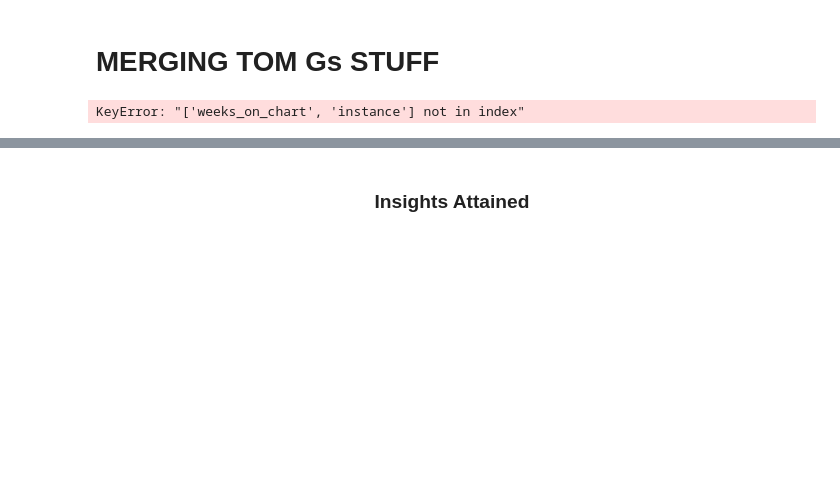
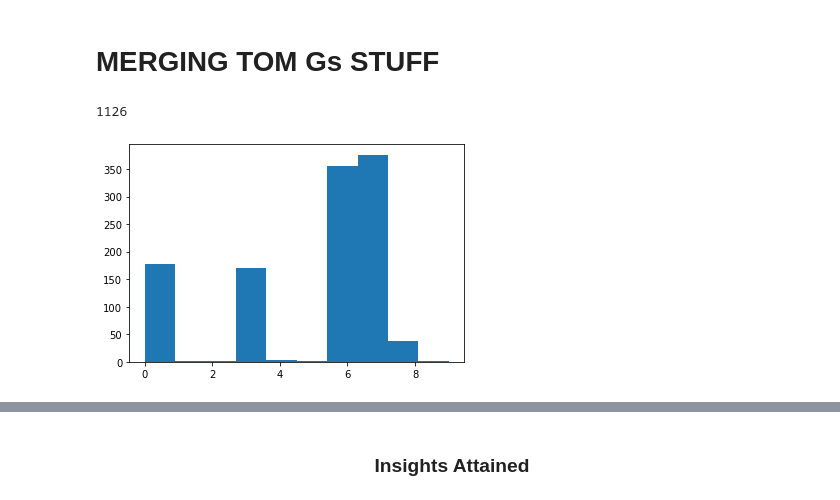
Before and after one commit to tvarano/hit-analyzer, a Jupyter notebook: main.ipynb, the cells around one changed output, grey strips where cells are left out. Cells and saved outputs as stored; diff of their text form; code cells hidden in the pictures; blank space fills up the shorter version.

```diff
--- a/main.ipynb
+++ b/main.ipynb
@@ -184,10 +186,10 @@ for s in df.songid.unique():
 
             # longest peak is relevant peak we care about
 
-        song_info.at[s, 'start_week'] = min(song_instances.week)
-        song_info.at[s, 'end_week'] = max(song_instances.week)
-        song_info.at[s, 'start_peak'] = longest_peak[0][0]
-        song_info.at[s, 'end_peak'] = longest_peak[1][0]
+        song_info.loc[s, 'start_week'] = min(song_instances.week)
+        song_info.loc[s, 'end_week'] = max(song_instances.week)
+        song_info.loc[s, 'start_peak'] = longest_peak[0][0]
+        song_info.loc[s, 'end_peak'] = longest_peak[1][0]
         # control_pts[s] = (min(song_instances.week), max(song_instances.week), longest_peak[0][0], longest_peak[1][0])
 
 
@@ -230,8 +232,8 @@ song_info
 # make weeks to hot and weeks hot
 
 for i, r in song_info.iterrows():
-    song_info.at[i, 'weeks_to_hot'] = (r.start_peak - r.start_week).days / 7
-    song_info.at[i, 'weeks_hot'] = (r.end_peak - r.start_peak).days / 7 + 1
-    song_info.at[i, 'tail_weeks'] = (r.end_week - r.end_peak).days / 7
+    song_info.loc[i, 'weeks_to_hot'] = (r.start_peak - r.start_week).days / 7
+    song_info.loc[i, 'weeks_hot'] = (r.end_peak - r.start_peak).days / 7 + 1
+    song_info.loc[i, 'tail_weeks'] = (r.end_week - r.end_peak).days / 7
 
 song_info = song_info.astype({"weeks_to_hot": 'float', "weeks_hot": 'float', "tail_weeks": 'float'})
@@ -269,17 +260,26 @@ plt.show()
 # time at peak value
 
 # TODO REWRITE THIS
-dct = {s: {} for s in df.songid.unique()}
 for s in df.songid.unique():
+    song_inst = df[df.songid == s]
+
     # time above 10 total
-    dct[s]['time_at_top_10'] = len(df[(df.songid == s) & (df.week_position <= 10)])
-    # slope of the climb (-1 if started in the top 10)
-    pos_climbed = abs(int(df[(df.songid == s) & (df.week == df.start_peak)].week_position) - int(df[(df.songid == s) & (df.week == df.start_week)].week_position))
-    dct[s]['climb_slope'] = -1 if df[df.songid == s].weeks_to_hot.values[0] == 0 else (pos_climbed/df[df.songid == s].weeks_to_hot.values[0]
+    song_info.at[s, 'time_at_top_10'] = len(song_inst[song_inst.week_position <= 10])
+
+    # slope of the climb
+    # abs(start_peak.week_position - start_week.week_position)
+    pos_climbed = abs(int(song_inst[song_inst.week == song_info.loc[s, 'start_peak']].week_position) - int(song_inst[song_inst.week == song_info.loc[s, 'start_week']].week_position))
+    # if the song started on the chart, make the slope -1. else, make it (how many positions it climbed) / (how long the climb was)
+    song_info.loc[s, 'climb_slope'] = -1 if song_info.loc[s, 'weeks_to_hot'] == 0 else (pos_climbed/song_info.loc[s, 'weeks_to_hot'])
+
     # slope of the tail (-1 if it just fell off the charts)
-    pos_lost = abs(int(df[(df.songid == s) & (df.week == df.end_peak)].week_position) - int(df[(df.songid == s) & (df.week == df.end_week)].week_position))
-    dct[s]['tail_slope'] = -1 if df[df.songid == s].tail_weeks.values[0] == 0 else (pos_lost/df[df.songid == s].tail_weeks.values[0]
+    # abs(end_peak.week_position - end_week.week_position)
+    pos_lost = abs(int(song_inst[song_inst.week == song_info.loc[s, 'end_peak']].week_position) - int(song_inst[song_inst.week == song_info.loc[s, 'end_week']].week_position))
+    # song_info.loc[s, 'tail_slope'] = -1 if df[df.songid == s].tail_weeks.values[0] == 0 else (pos_lost/df[df.songid == s].tail_weeks.values[0]
+    song_info.loc[s, 'tail_slope'] = -1 if song_info.loc[s, 'tail_weeks'] == 0 else (pos_lost/song_info.loc[s, 'tail_weeks'])
     # average value
-    dct[s]['avg_position'] = -1
+    song_info.at[s, 'avg_position'] = song_inst.week_position.mean()
     # weeks on chart
+    song_info.at[s, 'weeks_on_chart'] = max(song_inst.weeks_on_chart)
     # instance
+    song_info.at[s, 'instance'] = max(song_inst.instance)
@@ -295,17 +305,18 @@ abs(int(df[(df.songid == s) & (df.week == df.start_peak)].week_position) - int(d
 # MERGING TOM Gs STUFF
 # %%
 train = song_info.copy()[['peak', 'weeks_on_chart', 'weeks_hot', 'weeks_to_hot', 'instance', 'tail_weeks' ]]
-train
+train = train.reset_index().drop(columns=['songid'])
-# %% [output]
-KeyError: "['weeks_on_chart', 'instance'] not in index"
 # %%
 #Sets a random state so we get the same results every time
 random_state = 170
 #for now
 model = KMeans(n_clusters=10, random_state = random_state)
-model.fit(train2.to_numpy())
-all_predictions = model.predict(train2.to_numpy())
+model.fit(train.to_numpy())
+all_predictions = model.predict(train.to_numpy())
 plt.hist(all_predictions)
 len(all_predictions)
+# %% [output]
+1126
+[figure, added]
 # %%
 #assigns the cluster number to the train dataframe for each corresponding song
```
Also changed, not shown: parts of 9 cells of this notebook.
